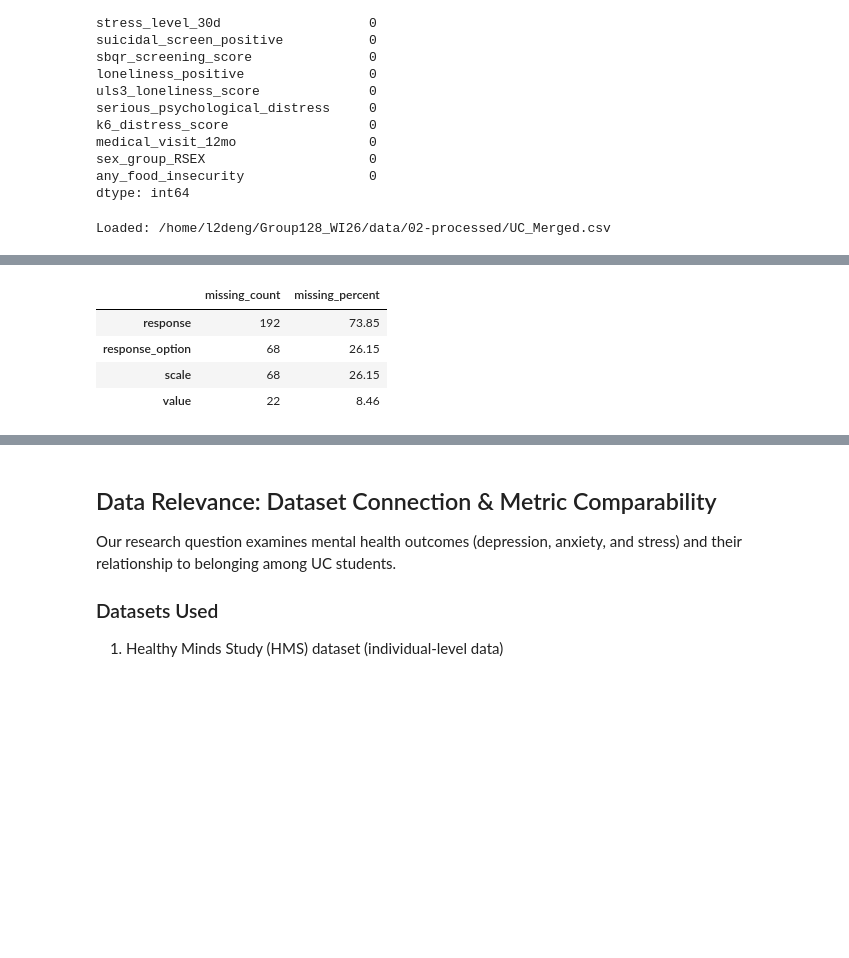
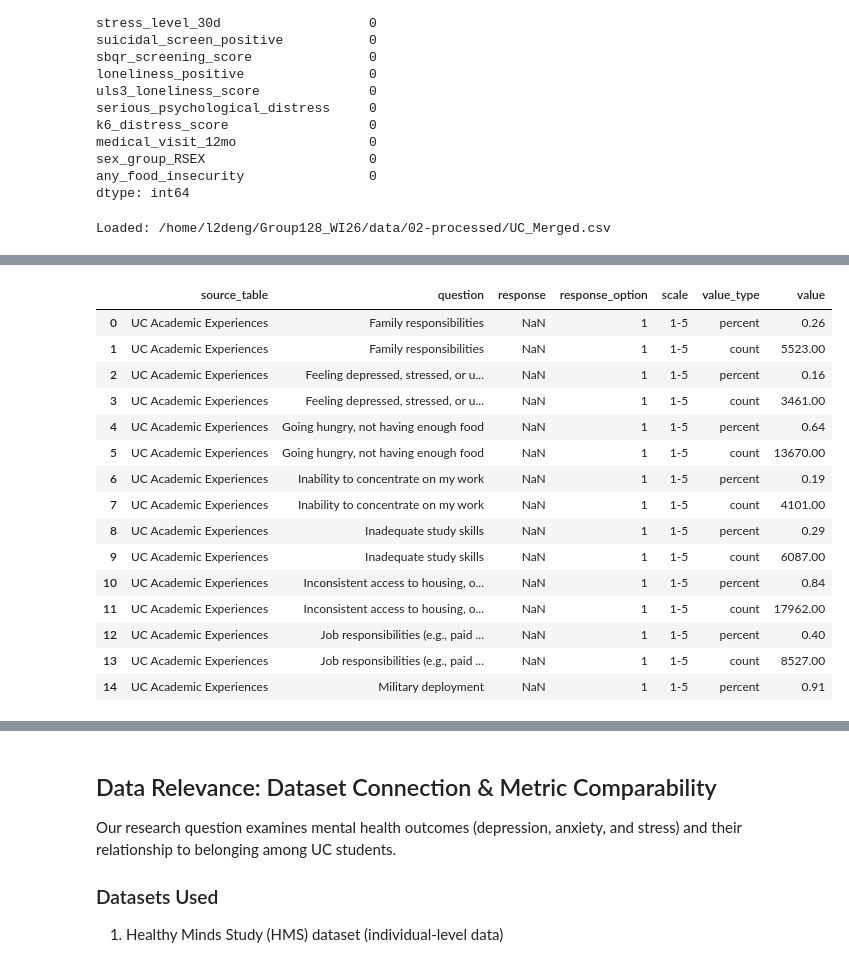
Before and after one commit to COGS108/Group128_WI26, a Jupyter notebook: 01-DataCheckpoint.ipynb, the cells around one changed output, grey strips where cells are left out. Drawn from its saved outputs; the diff is of its cells as text; code cells hidden in the pictures; blank space fills up the shorter version.

```diff
--- a/01-DataCheckpoint.ipynb
+++ b/01-DataCheckpoint.ipynb
@@ -655,6 +655,7 @@ dtype: int64
 # %%
 import pandas as pd
 import numpy as np
+import os
 
 path = "/home/l2deng/Group128_WI26/data/02-processed/UC_Merged.csv"
 df_raw = pd.read_csv(path)
@@ -662,7 +663,7 @@ df_raw = pd.read_csv(path)
 print("Loaded:", path)
 display(df_raw.head())
 
-print("\nSIZE")
+print("\nSIZE (raw)")
 print("Rows:", df_raw.shape[0])
 print("Columns:", df_raw.shape[1])
 
@@ -691,10 +692,16 @@ def to_number(x):
         return np.nan
 
 df = df_raw.copy()
+df.columns = [norm_str(c) for c in df.columns]
 
 for c in df.columns:
     if df[c].dtype == "object":
         df[c] = df[c].map(norm_str)
+
+print("\nTIDY CHECK (context-specific)")
+print("This UC_Merged file is NOT student-level. It is a set of summary tables.")
+print("We will make it tidy by converting to long format where:")
+print("1 row = 1 measurement: (table/question, response category or scale option, value type) -> value")
 
 opt_cols = [c for c in ["1", "2", "3", "4", "5", "Grand Total"] if c in df.columns]
 has_acad_block = (
@@ -735,7 +742,7 @@ if has_acad_block:
     )
 
 dist = df[df["Unnamed: 1"].isna()].copy()
-dist["response"] = dist["Unnamed: 0"].map(norm_str) if "Unnamed: 0" in dist.columns else np.nan
+dist["response"] = dist["Unnamed: 0"].map(norm_str) if "Unnamed: 0" in df.columns else np.nan
 
 percent_cols = [c for c in df.columns if ("%" in c) or ("of total" in c.lower()) or ("percent" in c.lower())]
 count_cols = [c for c in df.columns if ("count" in c.lower()) and (c not in percent_cols)]
@@ -759,16 +766,17 @@ for c in count_cols:
 
 tidy = pd.concat(tidy_frames, ignore_index=True)
 
-print("\nTIDY CHECK (for this UC summary file)")
-print("Tidy definition here: 1 row = 1 (table/question, response category, value type) measurement.")
-print("Duplicate rows:", tidy.duplicated().sum())
+print("\nSIZE (tidy)")
+print("Rows:", tidy.shape[0])
+print("Columns:", tidy.shape[1])
+display(tidy.head(15))
 
-print("\nMISSINGNESS")
+print("\nMISSINGNESS (tidy)")
 missing_counts = tidy.isna().sum().sort_values(ascending=False)
 missing_percent = (tidy.isna().mean() * 100).round(2).sort_values(ascending=False)
 display(pd.DataFrame({"missing_count": missing_counts, "missing_percent": missing_percent}).query("missing_count > 0"))
 
-print("\nMissingness by table/value_type (value is NaN):")
+print("\nMissingness pattern (value missing rate) by table and value_type:")
 miss_ind = tidy["value"].isna().astype(int)
 display(
     miss_ind.groupby([tidy["source_table"], tidy["value_type"]])
@@ -777,53 +785,57 @@ display(
     .to_frame("missing_rate")
 )
 
-print("\nOUTLIERS / SUSPICIOUS ENTRIES")
+print("\nOUTLIERS / SUSPICIOUS ENTRIES (tidy)")
 flags = pd.DataFrame(index=tidy.index)
+
 flags["percent_out_of_range"] = tidy["value_type"].eq("percent") & ((tidy["value"] < 0) | (tidy["value"] > 1))
 flags["count_negative"] = tidy["value_type"].eq("count") & (tidy["value"] < 0)
 
-if "response_option" in tidy.columns:
-    ro = pd.to_numeric(tidy["response_option"], errors="coerce")
-    flags["response_option_out_of_range"] = ro.notna() & ((ro < 1) | (ro > 5)) & (~tidy["response_option"].eq("Grand Total"))
+ro = pd.to_numeric(tidy["response_option"], errors="coerce")
+flags["response_option_out_of_range"] = ro.notna() & ((ro < 1) | (ro > 5)) & (~tidy["response_option"].eq("Grand Total"))
 
 flags["any_flag"] = flags.any(axis=1)
+
+print("Flag counts:")
 display(flags.sum().sort_values(ascending=False).to_frame("count"))
 
 if flags["any_flag"].any():
     print("\nExample flagged rows (first 15):")
     display(tidy.loc[flags["any_flag"], :].head(15))
 
-print("\nCLEANING")
+print("\nCLEANING (tidy)")
 tidy_clean = tidy.copy()
+
 tidy_clean = tidy_clean.dropna(subset=["source_table", "question", "value_type"], how="any")
-tidy_clean = tidy_clean.dropna(subset=["value"], how="all")
-tidy_clean = tidy_clean.drop_duplicates()
 
 is_percent = tidy_clean["value_type"].eq("percent")
-v = tidy_clean.loc[is_percent, "value"].copy()
+v = tidy_clean.loc[is_percent, "value"]
 fix_mask = v.notna() & (v > 1) & (v <= 100)
 tidy_clean.loc[is_percent & fix_mask, "value"] = tidy_clean.loc[is_percent & fix_mask, "value"] / 100.0
 
-tidy_clean.loc[
-    tidy_clean["value_type"].eq("percent") & ((tidy_clean["value"] < 0) | (tidy_clean["value"] > 1)),
-    "value",
-] = np.nan
+tidy_clean.loc[tidy_clean["value_type"].eq("percent") & ((tidy_clean["value"] < 0) | (tidy_clean["value"] > 1)), "value"] = np.nan
 tidy_clean.loc[tidy_clean["value_type"].eq("count") & (tidy_clean["value"] < 0), "value"] = np.nan
 
-tidy_clean["source_table"] = tidy_clean["source_table"].map(norm_str)
-tidy_clean["question"] = tidy_clean["question"].map(norm_str)
-tidy_clean["response"] = tidy_clean["response"].map(norm_str)
-tidy_clean["value_type"] = tidy_clean["value_type"].map(norm_str)
+before = tidy_clean.shape[0]
+tidy_clean = tidy_clean.dropna(subset=["value"], how="all")
+after = tidy_clean.shape[0]
 
-print("Final cleaned tidy dataset size:", tidy_clean.shape)
+tidy_clean = tidy_clean.drop_duplicates()
+
+print("Dropped rows with missing value after cleaning:", before - after)
+print("Justification: This UC dataset is aggregated summary output; rows without a numeric value are not analyzable,")
+print("and invalid percents/counts are set to NaN to avoid contaminating comparisons.")
+
+print("\nFinal cleaned tidy dataset size:", tidy_clean.shape)
 print("Remaining missing values (top 10):")
 display(tidy_clean.isna().sum().sort_values(ascending=False).head(10))
 
-out_path = "/home/l2deng/Group128_WI26/data/02-processed/UC_Merged_tidy_clean.csv"
+out_path = os.path.join(os.path.dirname(path), "UC_Merged_tidy_clean.csv")
+if os.path.dirname(out_path):
+    os.makedirs(os.path.dirname(out_path), exist_ok=True)
+
 tidy_clean.to_csv(out_path, index=False)
 print("\nWrote:", out_path)
-
-display(tidy_clean.head(20))
 # %% [output]
 Loaded: /home/l2deng/Group128_WI26/data/02-processed/UC_Merged.csv
 |  | source_table | Unnamed: 0 | % of Total Count of NCHAIII along... | Count of NCHAIII | COUNT([NCHAIII])/TOTAL(COUNT([NCH... | ... |
@@ -844,5 +859,16 @@ MISSINGNESS
-|  | missing_count | missing_percent |
-| response | 192 | 73.85 |
-| response_option | 68 | 26.15 |
-| scale | 68 | 26.15 |
-| value | 22 | 8.46 |
+|  | source_table | question | response | response_option | scale | value_type | value |
+| 0 | UC Academic Experiences | Family responsibilities | NaN | 1 | 1-5 | percent | 0.26 |
+| 1 | UC Academic Experiences | Family responsibilities | NaN | 1 | 1-5 | count | 5523.00 |
+| 2 | UC Academic Experiences | Feeling depressed, stressed, or u... | NaN | 1 | 1-5 | percent | 0.16 |
+| 3 | UC Academic Experiences | Feeling depressed, stressed, or u... | NaN | 1 | 1-5 | count | 3461.00 |
+| 4 | UC Academic Experiences | Going hungry, not having enough food | NaN | 1 | 1-5 | percent | 0.64 |
+| 5 | UC Academic Experiences | Going hungry, not having enough food | NaN | 1 | 1-5 | count | 13670.00 |
+| 6 | UC Academic Experiences | Inability to concentrate on my work | NaN | 1 | 1-5 | percent | 0.19 |
+| 7 | UC Academic Experiences | Inability to concentrate on my work | NaN | 1 | 1-5 | count | 4101.00 |
+| 8 | UC Academic Experiences | Inadequate study skills | NaN | 1 | 1-5 | percent | 0.29 |
+| 9 | UC Academic Experiences | Inadequate study skills | NaN | 1 | 1-5 | count | 6087.00 |
+| 10 | UC Academic Experiences | Inconsistent access to housing, o... | NaN | 1 | 1-5 | percent | 0.84 |
+| 11 | UC Academic Experiences | Inconsistent access to housing, o... | NaN | 1 | 1-5 | count | 17962.00 |
+| 12 | UC Academic Experiences | Job responsibilities (e.g., paid ... | NaN | 1 | 1-5 | percent | 0.40 |
+| 13 | UC Academic Experiences | Job responsibilities (e.g., paid ... | NaN | 1 | 1-5 | count | 8527.00 |
+| 14 | UC Academic Experiences | Military deployment | NaN | 1 | 1-5 | percent | 0.91 |
```
Also changed, not shown: parts of 1 cell of this notebook.
